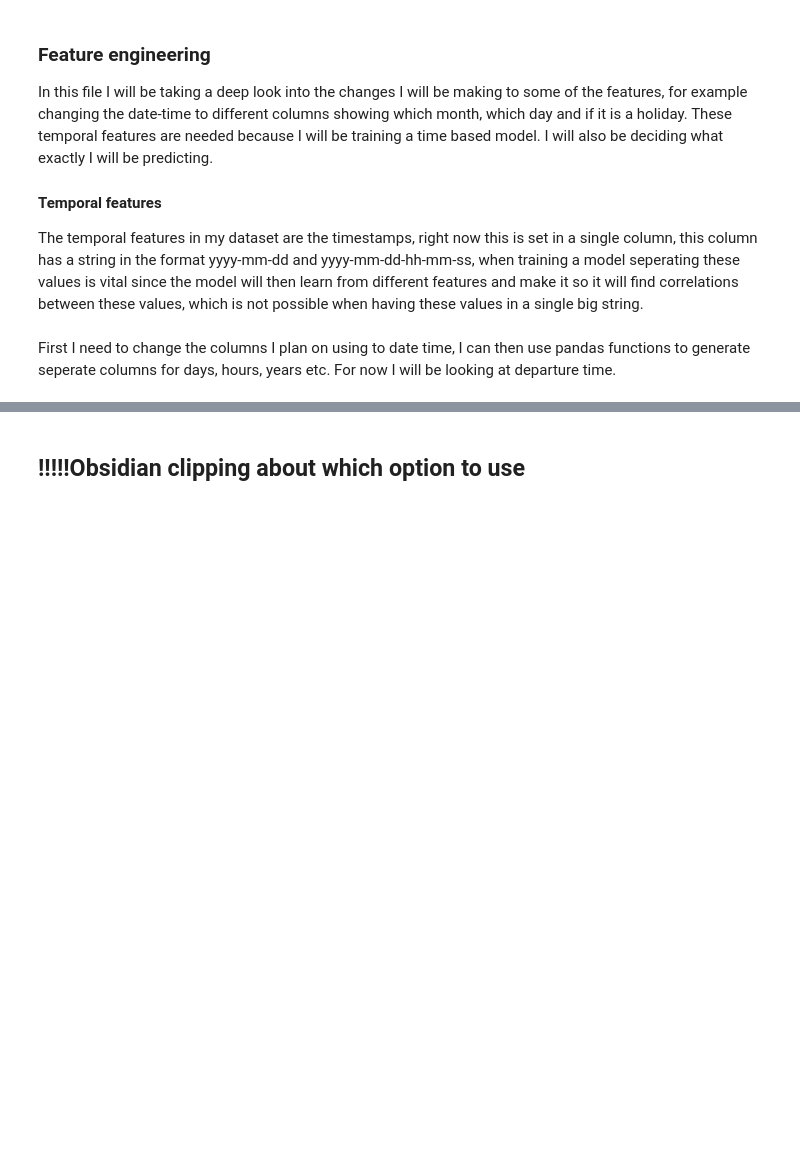
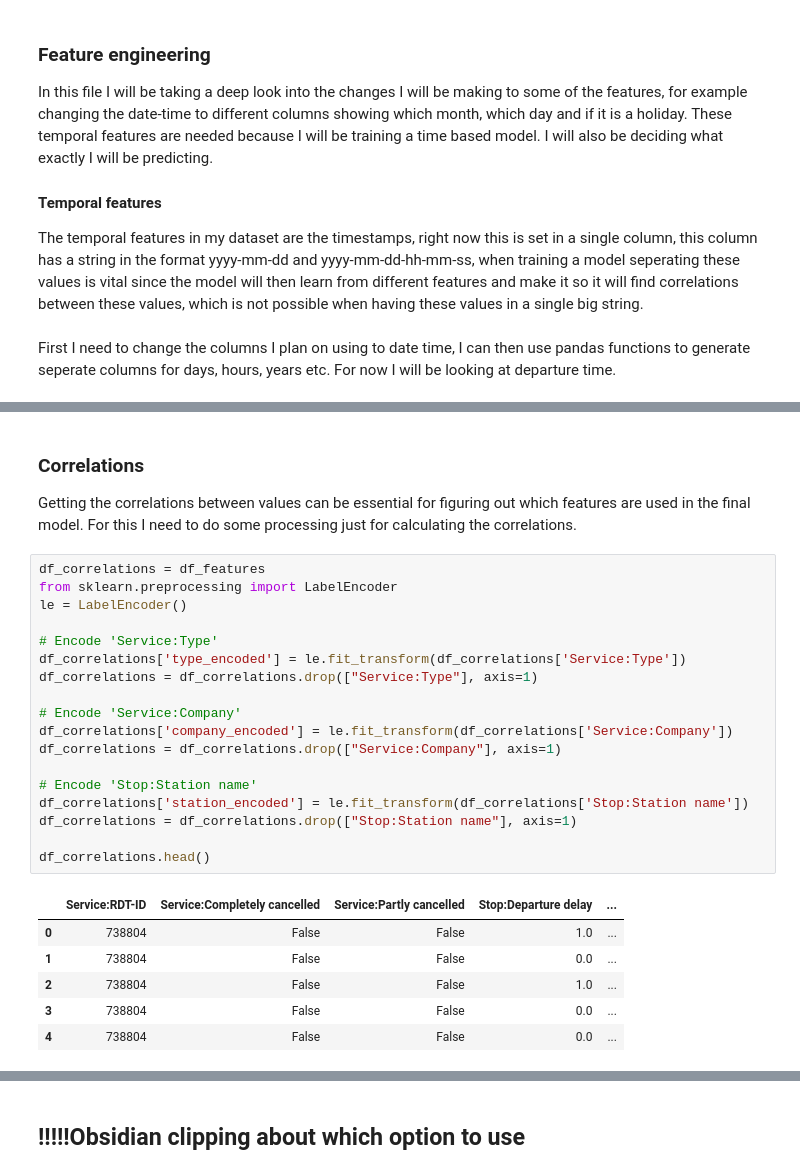
Before and after one commit to BramWillems/Personal-Challenge-NS-Treinen, a Jupyter notebook: feature_engineering.ipynb, the cells around one changed output, grey strips where cells are left out. Cells and saved outputs as stored; diff of their text form; blank space fills up the shorter version.

```diff
--- a/feature_engineering.ipynb
+++ b/feature_engineering.ipynb
@@ -83,0 +121,28 @@ df.head()
+# %% [markdown]
+### Correlations
+Getting the correlations between values can be essential for figuring out which features are used in the final model. For this I need to do some processing just for calculating the correlations.
+# %%
+df_correlations = df_features
+from sklearn.preprocessing import LabelEncoder
+le = LabelEncoder()
+
+# Encode 'Service:Type'
+df_correlations['type_encoded'] = le.fit_transform(df_correlations['Service:Type'])
+df_correlations = df_correlations.drop(["Service:Type"], axis=1)
+
+# Encode 'Service:Company'
+df_correlations['company_encoded'] = le.fit_transform(df_correlations['Service:Company'])
+df_correlations = df_correlations.drop(["Service:Company"], axis=1)
+
+# Encode 'Stop:Station name'
+df_correlations['station_encoded'] = le.fit_transform(df_correlations['Stop:Station name'])
+df_correlations = df_correlations.drop(["Stop:Station name"], axis=1)
+
+df_correlations.head()
+# %% [output]
+|  | Service:RDT-ID | Service:Completely cancelled | Service:Partly cancelled | Stop:Departure delay | ... |
+| 0 | 738804 | False | False | 1.0 | ... |
+| 1 | 738804 | False | False | 0.0 | ... |
+| 2 | 738804 | False | False | 1.0 | ... |
+| 3 | 738804 | False | False | 0.0 | ... |
+| 4 | 738804 | False | False | 0.0 | ... |
```
Also changed, not shown: parts of 14 cells of this notebook, 5 other files.
